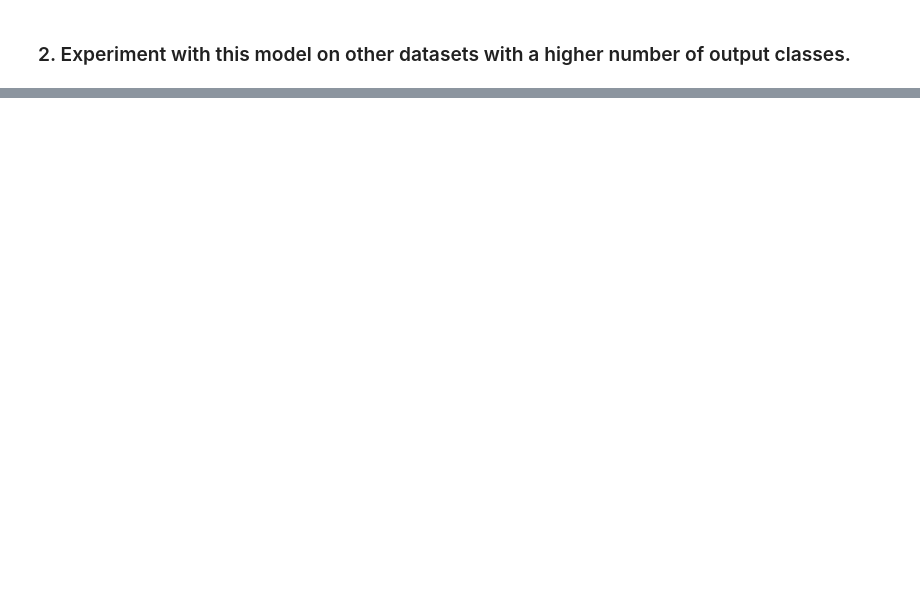
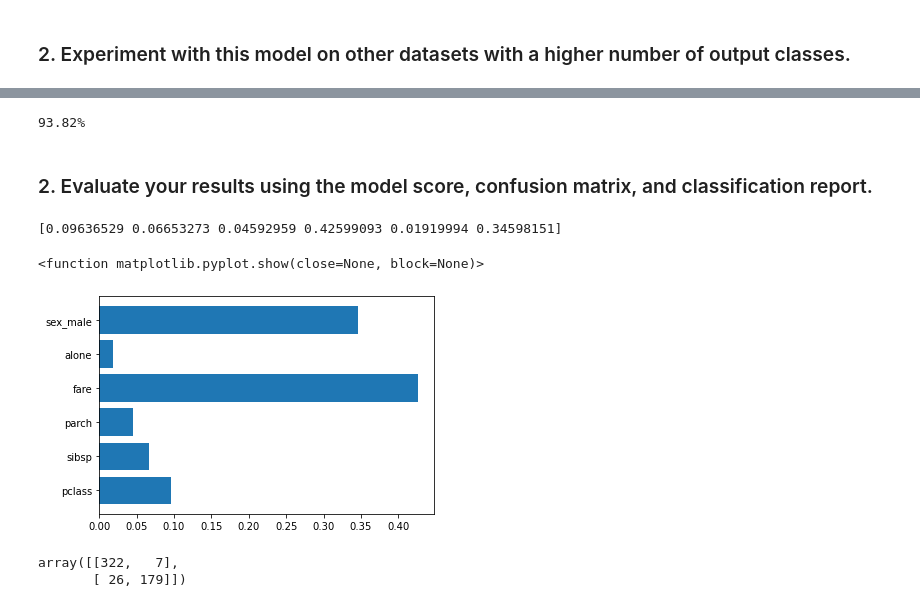
Before and after one commit to David-Howell/classification-exercises, a Jupyter notebook: model.ipynb, the cells around one changed output, grey strips where cells are left out. Cells and saved outputs as stored; diff of their text form; code cells hidden in the pictures; blank space fills up the shorter version.

Commit message:
model update

```diff
--- a/model.ipynb
+++ b/model.ipynb
@@ -926,0 +960,23 @@ preds
+# %%
+Percent((preds.actual == preds.model_1).mean())
+# %% [output]
+93.82%
+# %% [markdown]
+### 2. Evaluate your results using the model score, confusion matrix, and classification report.
+# %%
+print(rf.feature_importances_)
+# %% [output]
+[0.09636529 0.06653273 0.04592959 0.42599093 0.01919994 0.34598151]
+# %%
+plt.barh(X_train.columns, rf.feature_importances_)
+plt.show
+
+# 800-721-0627 Dad's insurance customer support
+# %% [output]
+<function matplotlib.pyplot.show(close=None, block=None)>
+[figure, added]
+# %%
+confusion_matrix(preds.actual,preds.model_1)
+# %% [output]
+array([[322,   7],
+       [ 26, 179]])
```
Also changed, not shown: parts of 146 cells of this notebook.
